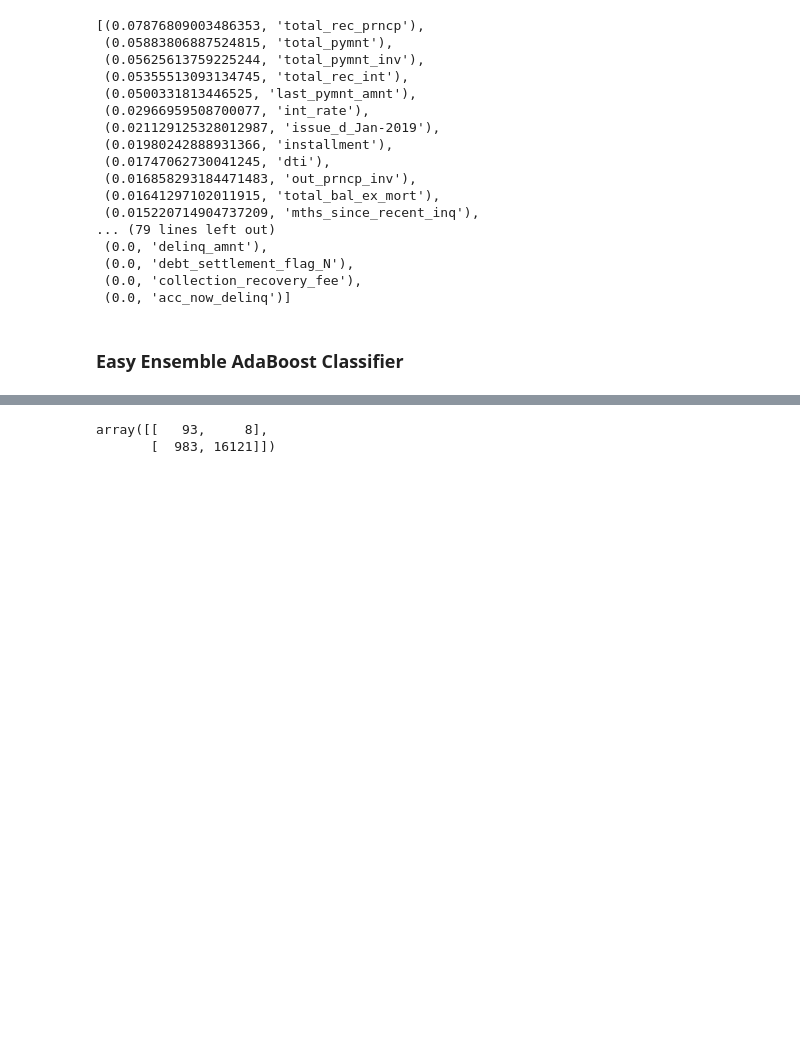
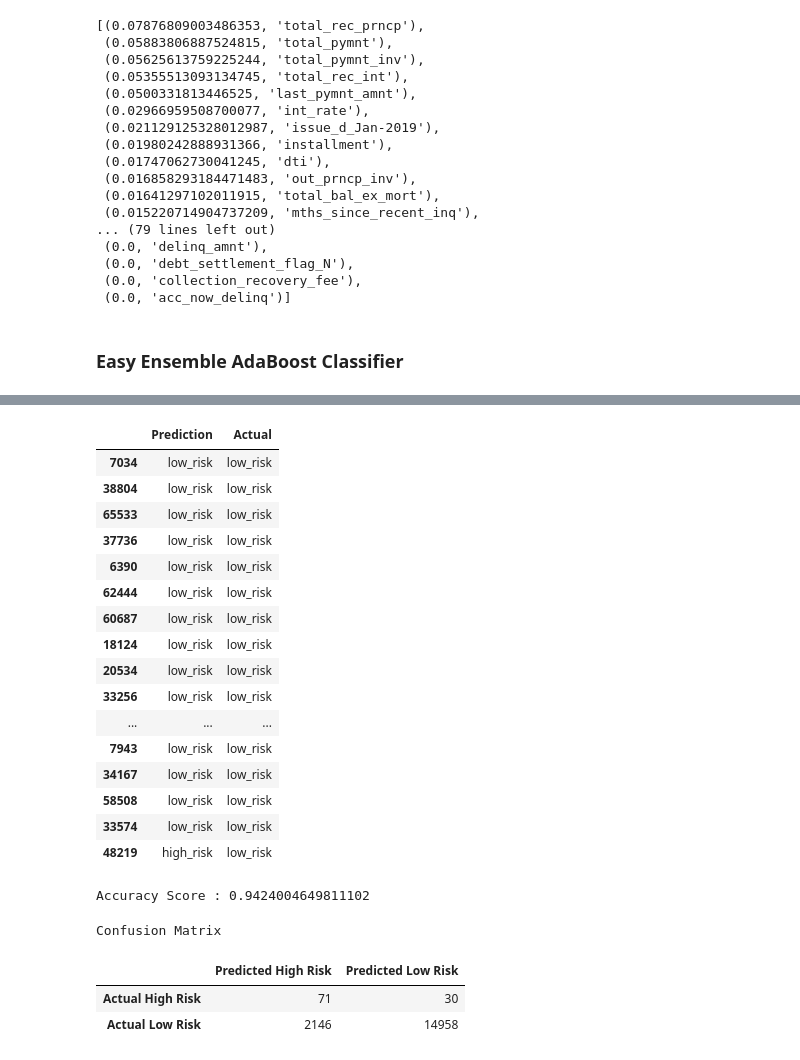
Before and after one commit to crtallent/Credit_Risk_Analysis, a Jupyter notebook: credit_risk_ensemble_starter_code.ipynb, the cells around one changed output, grey strips where cells are left out. Saved outputs shown, nothing was run; the diff lists cells and outputs as text; code cells hidden in the pictures; blank space fills up the shorter version.

```diff
--- a/credit_risk_ensemble_starter_code.ipynb
+++ b/credit_risk_ensemble_starter_code.ipynb
@@ -271,6 +262,46 @@ EasyEnsembleClassifier(n_estimators=100, random_state=1)
+# %%
+# Train the EasyEnsembleClassifier
+X_train, X_test, y_train, y_test = train_test_split(X,
+                                                    y,
+                                                    random_state=1)
+eec = EasyEnsembleClassifier(n_estimators=100, random_state=1)
+# Fitting Standard Scaler
+eec.fit(X_train, y_train)
+
+# Make Prediction
+predictions = eec.predict(X_test)
+pd.DataFrame({"Prediction": predictions, "Actual": y_test}).head(20)
+# %% [output]
+|  | Prediction | Actual |
+| 7034 | low_risk | low_risk |
+| 38804 | low_risk | low_risk |
+| 65533 | low_risk | low_risk |
+| 37736 | low_risk | low_risk |
+| 6390 | low_risk | low_risk |
+| 62444 | low_risk | low_risk |
+| 60687 | low_risk | low_risk |
+| 18124 | low_risk | low_risk |
+| 20534 | low_risk | low_risk |
+| 33256 | low_risk | low_risk |
+| ... | ... | ... |
+| 7943 | low_risk | low_risk |
+| 34167 | low_risk | low_risk |
+| 58508 | low_risk | low_risk |
+| 33574 | low_risk | low_risk |
+| 48219 | high_risk | low_risk |
+# %%
+# Calculated the balanced accuracy score
+# Calculating the accuracy score
+acc_score = accuracy_score(y_test, predictions)
+print(f"Accuracy Score : {acc_score}")
+# %% [output]
+Accuracy Score : 0.9424004649811102
 # %%
 # Display the confusion matrix
-# YOUR CODE HERE
+print("Confusion Matrix")
+display(cm_df)
 # %% [output]
-array([[   93,     8],
-       [  983, 16121]])
+Confusion Matrix
+|  | Predicted High Risk | Predicted Low Risk |
+| Actual High Risk | 71 | 30 |
+| Actual Low Risk | 2146 | 14958 |
```
Also changed, not shown: parts of 5 cells of this notebook.
